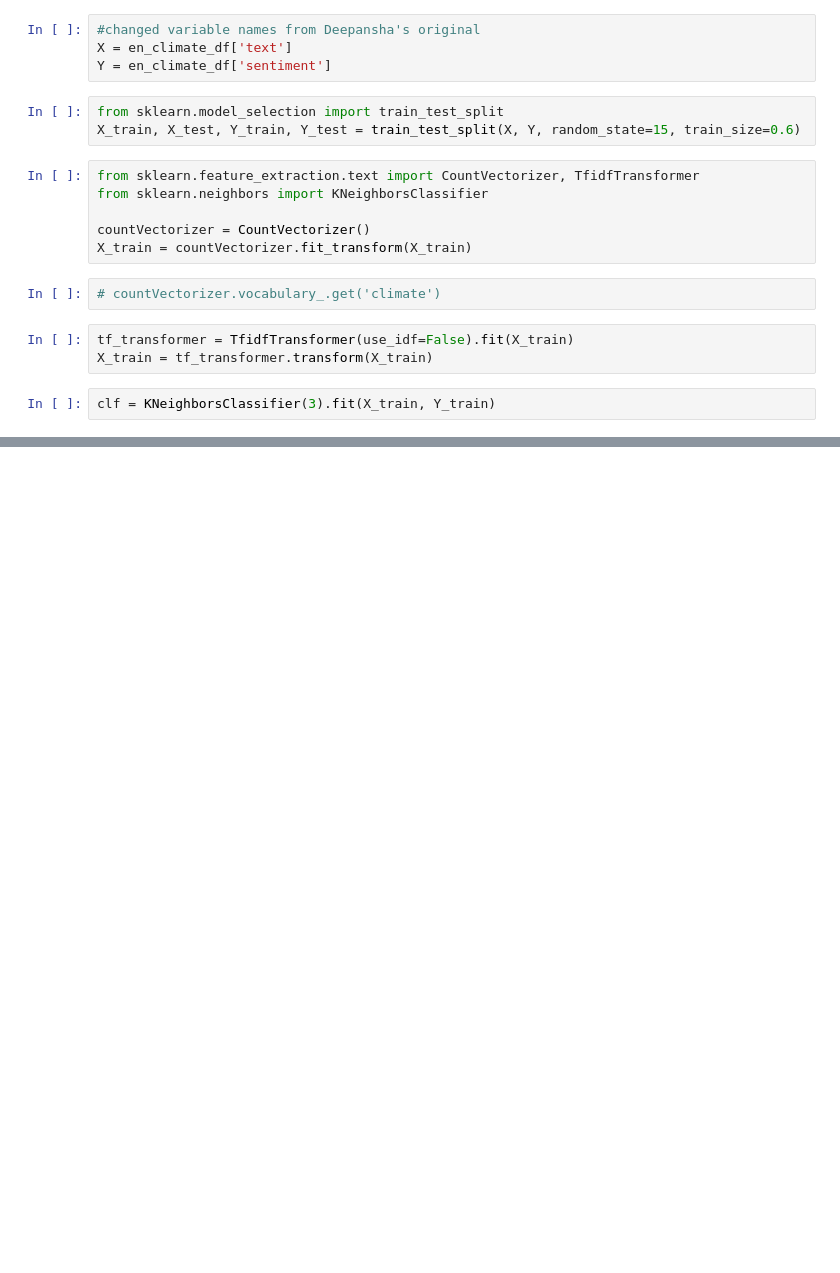
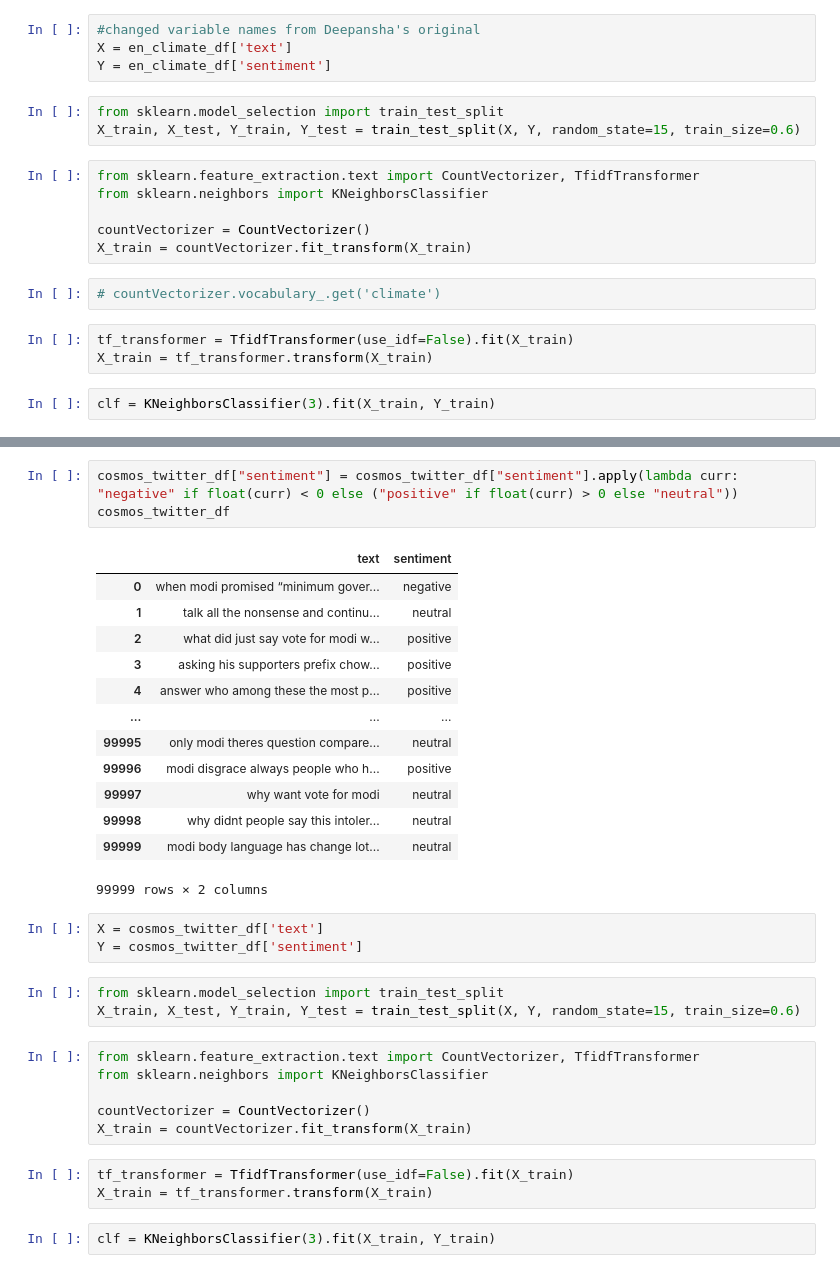
Before and after one commit to COGS118A/Group026-Wi23, a Jupyter notebook: COGS118A replacement data cleaning.ipynb, the cells around one changed output, grey strips where cells are left out. Cells and saved outputs as stored; diff of their text form; blank space fills up the shorter version.

```diff
--- a/COGS118A replacement data cleaning.ipynb
+++ b/COGS118A replacement data cleaning.ipynb
@@ -275,0 +481,34 @@ array(['positive', 'negative', 'positive', 'positive', 'positive',
+# %%
+cosmos_twitter_df["sentiment"] = cosmos_twitter_df["sentiment"].apply(lambda curr: "negative" if float(curr) < 0 else ("positive" if float(curr) > 0 else "neutral"))
+cosmos_twitter_df
+# %% [output]
+|  | text | sentiment |
+| 0 | when modi promised “minimum gover... | negative |
+| 1 | talk all the nonsense and continu... | neutral |
+| 2 | what did just say vote for modi w... | positive |
+| 3 | asking his supporters prefix chow... | positive |
+| 4 | answer who among these the most p... | positive |
+| ... | ... | ... |
+| 99995 | only modi theres question compare... | neutral |
+| 99996 | modi disgrace always people who h... | positive |
+| 99997 | why want vote for modi | neutral |
+| 99998 | why didnt people say this intoler... | neutral |
+| 99999 | modi body language has change lot... | neutral |
+99999 rows × 2 columns
+# %%
+X = cosmos_twitter_df['text']
+Y = cosmos_twitter_df['sentiment']
+# %%
+from sklearn.model_selection import train_test_split
+X_train, X_test, Y_train, Y_test = train_test_split(X, Y, random_state=15, train_size=0.6)
+# %%
+from sklearn.feature_extraction.text import CountVectorizer, TfidfTransformer
+from sklearn.neighbors import KNeighborsClassifier
+
+countVectorizer = CountVectorizer()
+X_train = countVectorizer.fit_transform(X_train)
+# %%
+tf_transformer = TfidfTransformer(use_idf=False).fit(X_train)
+X_train = tf_transformer.transform(X_train)
+# %%
+clf = KNeighborsClassifier(3).fit(X_train, Y_train)
```
Also changed, not shown: parts of 33 cells of this notebook, 3 other files.
